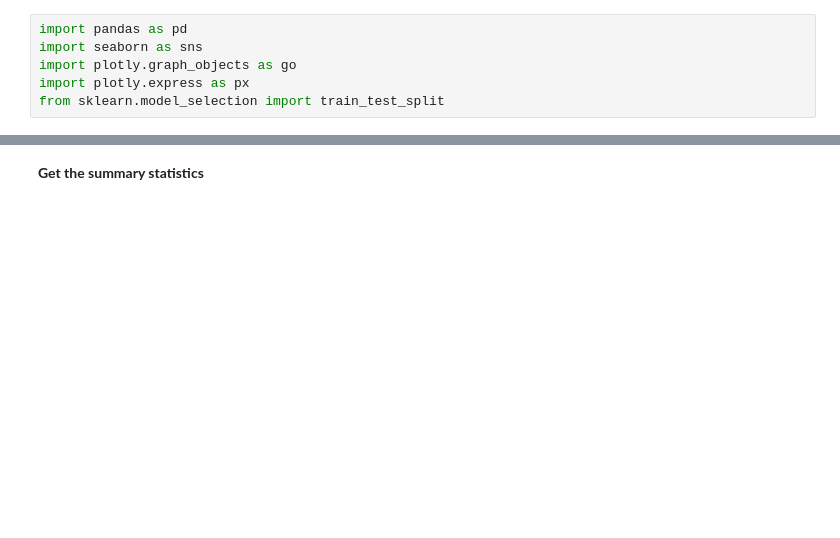
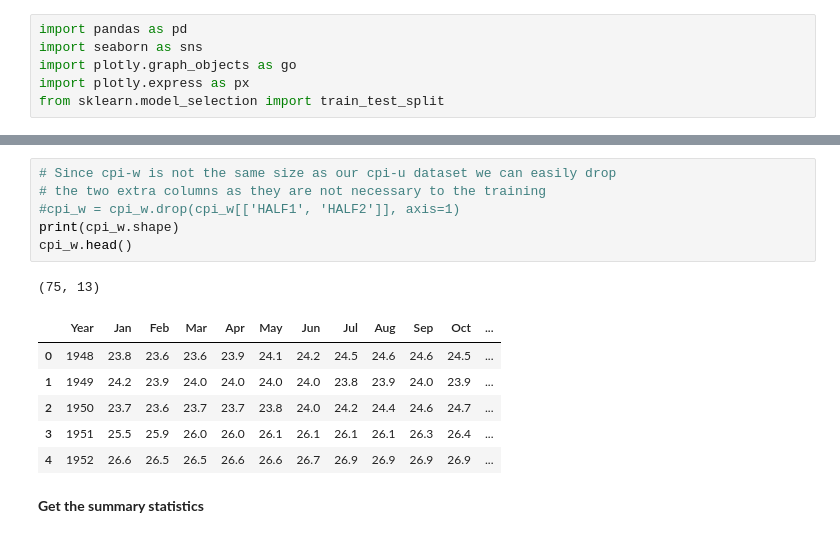
Before and after one commit to techthumb1/bls_project, a Jupyter notebook: notebooks/inflation_2022.ipynb, the cells around one changed output, grey strips where cells are left out. Saved outputs shown, nothing was run; the diff lists cells and outputs as text; blank space fills up the shorter version.

```diff
--- a/notebooks/inflation_2022.ipynb
+++ b/notebooks/inflation_2022.ipynb
@@ -24,2 +49,16 @@ ces =   pd.read_csv('')
+# %%
+# Since cpi-w is not the same size as our cpi-u dataset we can easily drop
+# the two extra columns as they are not necessary to the training
+#cpi_w = cpi_w.drop(cpi_w[['HALF1', 'HALF2']], axis=1)
+print(cpi_w.shape)
+cpi_w.head()
+# %% [output]
+(75, 13)
+|  | Year | Jan | Feb | Mar | Apr | May | Jun | Jul | Aug | Sep | Oct | ... |
+| 0 | 1948 | 23.8 | 23.6 | 23.6 | 23.9 | 24.1 | 24.2 | 24.5 | 24.6 | 24.6 | 24.5 | ... |
+| 1 | 1949 | 24.2 | 23.9 | 24.0 | 24.0 | 24.0 | 24.0 | 23.8 | 23.9 | 24.0 | 23.9 | ... |
+| 2 | 1950 | 23.7 | 23.6 | 23.7 | 23.7 | 23.8 | 24.0 | 24.2 | 24.4 | 24.6 | 24.7 | ... |
+| 3 | 1951 | 25.5 | 25.9 | 26.0 | 26.0 | 26.1 | 26.1 | 26.1 | 26.1 | 26.3 | 26.4 | ... |
+| 4 | 1952 | 26.6 | 26.5 | 26.5 | 26.6 | 26.6 | 26.7 | 26.9 | 26.9 | 26.9 | 26.9 | ... |
 # %% [markdown]
 **Get the summary statistics**
```
Also changed, not shown: parts of 13 cells of this notebook, 12 other files.
